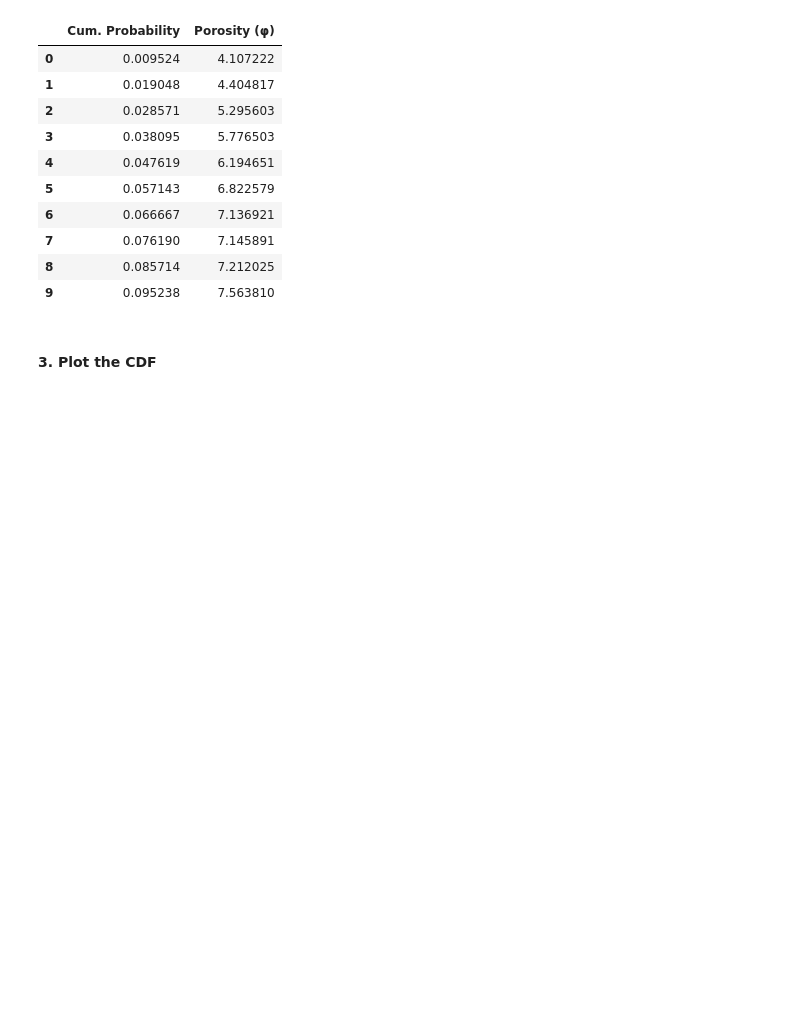
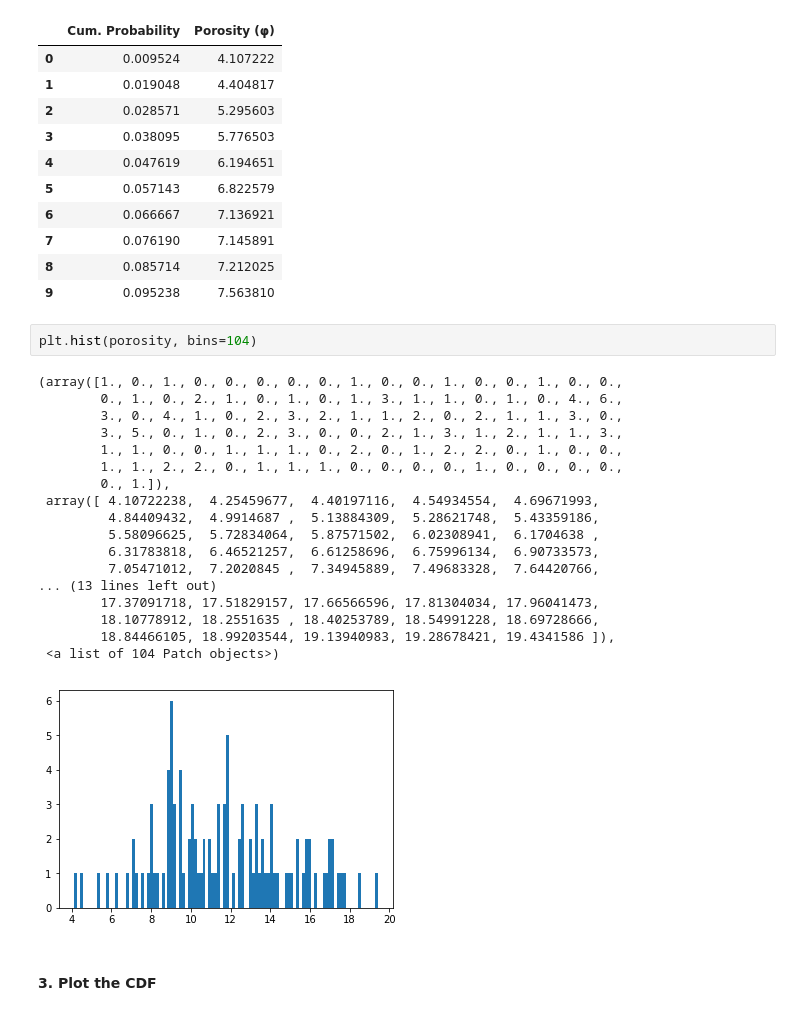
Before and after one commit to aegis4048/aegis4048.github.io, a Jupyter notebook: downloads/notebooks/CDFandPDFplottingforProbabilityEstimation.ipynb, the cells around one changed output. Saved outputs shown, nothing was run; the diff lists cells and outputs as text; blank space fills up the shorter version.

```diff
--- a/downloads/notebooks/CDFandPDFplottingforProbabilityEstimation.ipynb
+++ b/downloads/notebooks/CDFandPDFplottingforProbabilityEstimation.ipynb
@@ -139,6 +137,27 @@ pd.DataFrame(data=cdf_data, columns=['Cum. Probability', 'Porosity (φ)']).head(
 | 7 | 0.076190 | 7.145891 |
 | 8 | 0.085714 | 7.212025 |
 | 9 | 0.095238 | 7.563810 |
+# %%
+plt.hist(porosity, bins=104)
+# %% [output]
+(array([1., 0., 1., 0., 0., 0., 0., 0., 1., 0., 0., 1., 0., 0., 1., 0., 0.,
+        0., 1., 0., 2., 1., 0., 1., 0., 1., 3., 1., 1., 0., 1., 0., 4., 6.,
+        3., 0., 4., 1., 0., 2., 3., 2., 1., 1., 2., 0., 2., 1., 1., 3., 0.,
+        3., 5., 0., 1., 0., 2., 3., 0., 0., 2., 1., 3., 1., 2., 1., 1., 3.,
+        1., 1., 0., 0., 1., 1., 1., 0., 2., 0., 1., 2., 2., 0., 1., 0., 0.,
+        1., 1., 2., 2., 0., 1., 1., 1., 0., 0., 0., 0., 1., 0., 0., 0., 0.,
+        0., 1.]),
+ array([ 4.10722238,  4.25459677,  4.40197116,  4.54934554,  4.69671993,
+         4.84409432,  4.9914687 ,  5.13884309,  5.28621748,  5.43359186,
+         5.58096625,  5.72834064,  5.87571502,  6.02308941,  6.1704638 ,
+         6.31783818,  6.46521257,  6.61258696,  6.75996134,  6.90733573,
+         7.05471012,  7.2020845 ,  7.34945889,  7.49683328,  7.64420766,
+... (13 lines left out)
+        17.37091718, 17.51829157, 17.66566596, 17.81304034, 17.96041473,
+        18.10778912, 18.2551635 , 18.40253789, 18.54991228, 18.69728666,
+        18.84466105, 18.99203544, 19.13940983, 19.28678421, 19.4341586 ]),
+ <a list of 104 Patch objects>)
+[figure, added]
 # %% [markdown]
 #### 3. Plot the CDF
 # %%
```
Also changed, not shown: parts of 2 cells of this notebook, 57 other files.
